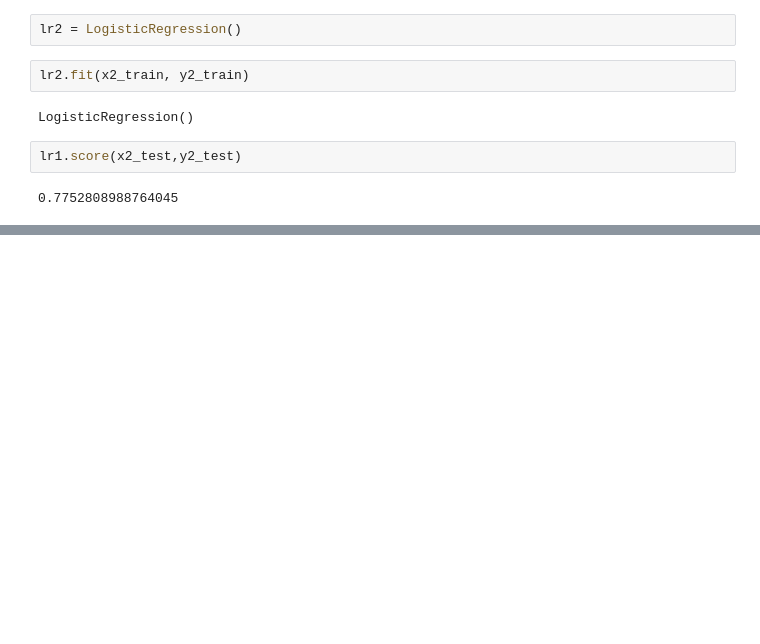
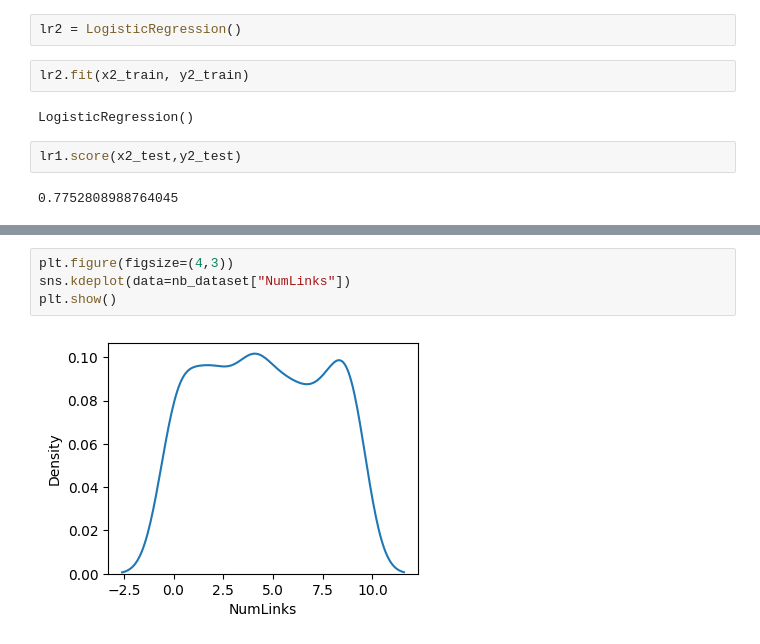
Before and after one commit to Haroon1056/Machine-Learning-Notes, a Jupyter notebook: machine learning.ipynb, the cells around one changed output, grey strips where cells are left out. Drawn from its saved outputs; the diff is of its cells as text; blank space fills up the shorter version.

```diff
--- a/machine learning.ipynb
+++ b/machine learning.ipynb
@@ -998,0 +1029,6 @@ lr1.score(x2_test,y2_test)
+# %%
+plt.figure(figsize=(4,3))
+sns.kdeplot(data=nb_dataset["NumLinks"])
+plt.show()
+# %% [output]
+[figure, added]
```
Also changed, not shown: parts of 19 cells of this notebook, 2 other files.
